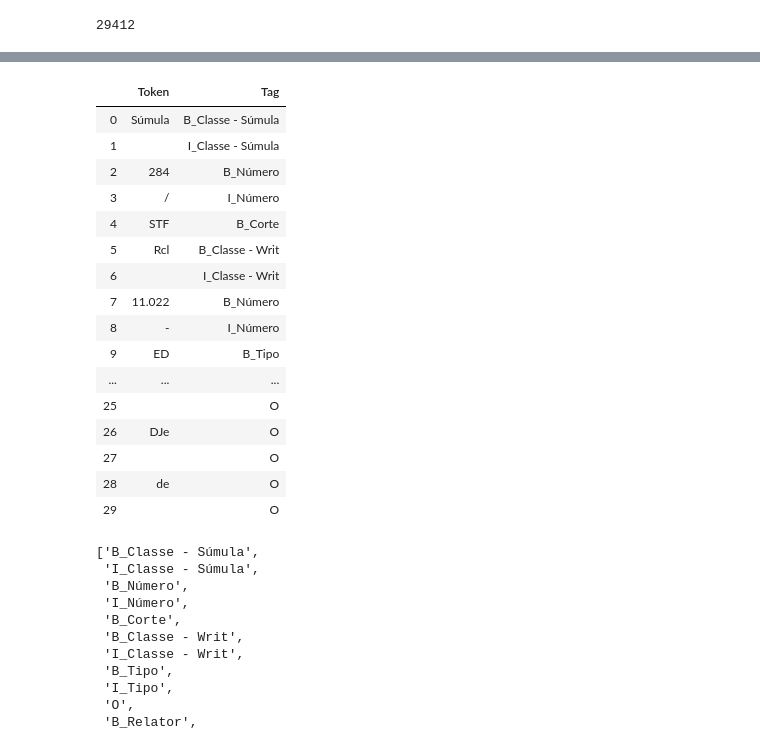
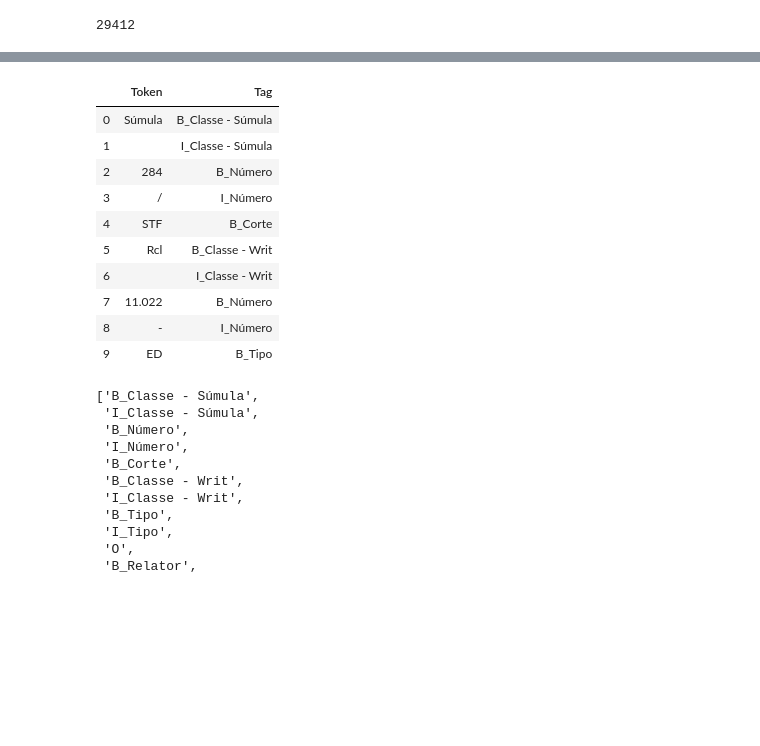
Before and after one commit to felipeasilva1/doccano, a Jupyter notebook: ncdj-tools/export_utility/03 - Precedentes.ipynb, the cells around one changed output, grey strips where cells are left out. Drawn from its saved outputs; the diff is of its cells as text; code cells hidden in the pictures; blank space fills up the shorter version.

```diff
--- a/ncdj-tools/export_utility/03 - Precedentes.ipynb
+++ b/ncdj-tools/export_utility/03 - Precedentes.ipynb
@@ -37,25 +47,19 @@ df_prec = pd.concat(frames).reset_index(drop=True)
 df_prec.to_csv("df_prec.csv",index=False,encoding='utf-8') # Cria um arquivo com todas as anotações.
 df_prec['Token'] = df_prec['Token'].astype('str')
 # %%
-df_prec.head(30)
+df_prec.head(10)
 # %% [output]
 |  | Token | Tag |
 | 0 | Súmula | B_Classe - Súmula |
 | 1 |  | I_Classe - Súmula |
 | 2 | 284 | B_Número |
 | 3 | / | I_Número |
 | 4 | STF | B_Corte |
 | 5 | Rcl | B_Classe - Writ |
 | 6 |  | I_Classe - Writ |
 | 7 | 11.022 | B_Número |
 | 8 | - | I_Número |
 | 9 | ED | B_Tipo |
-| ... | ... | ... |
-| 25 |  | O |
-| 26 | DJe | O |
-| 27 |  | O |
-| 28 | de | O |
-| 29 |  | O |
 # %%
 # Tags de precedente
 list(df_prec.Tag.unique())
```
Also changed, not shown: parts of 21 cells of this notebook, 2 other files.
